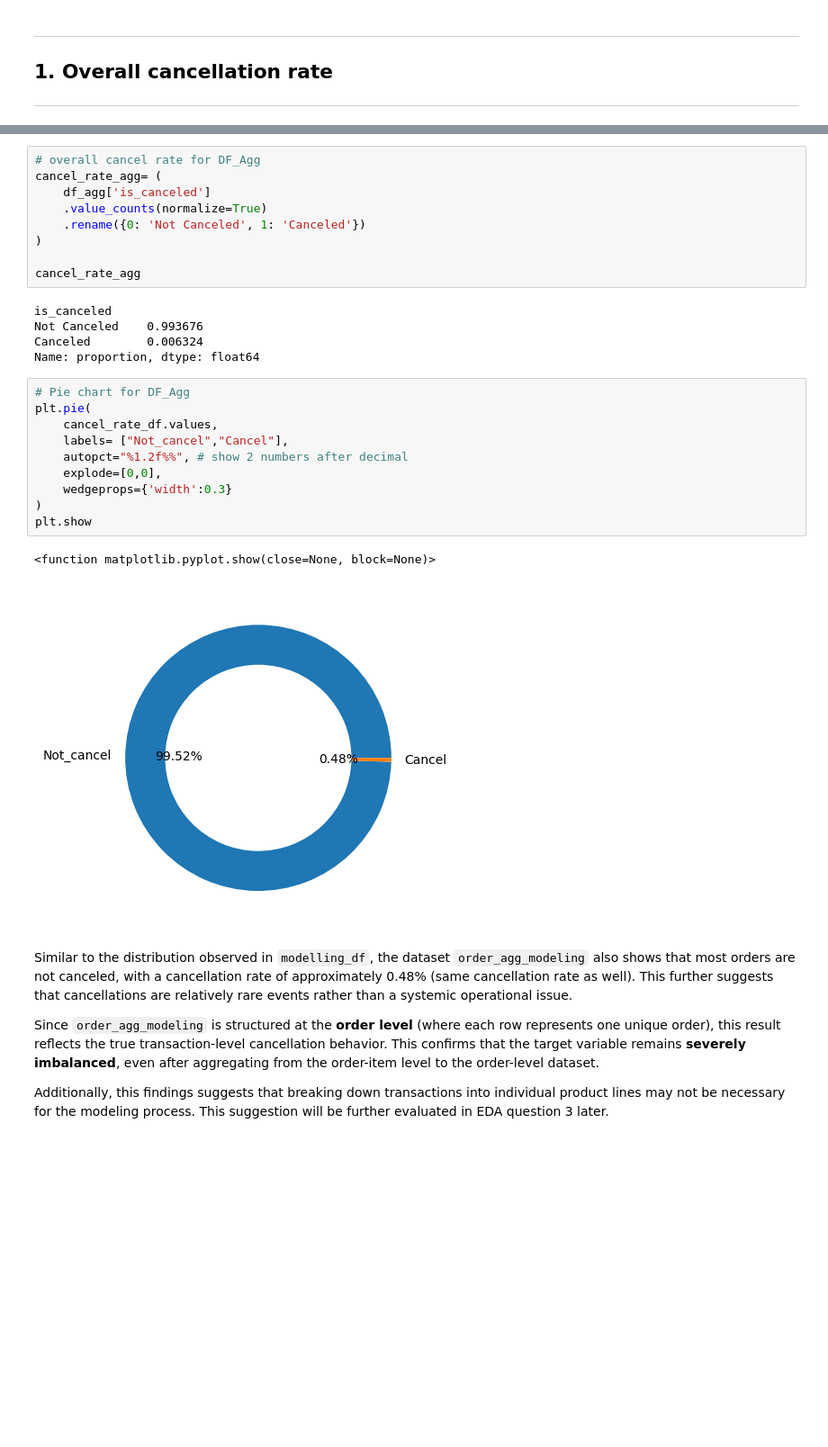
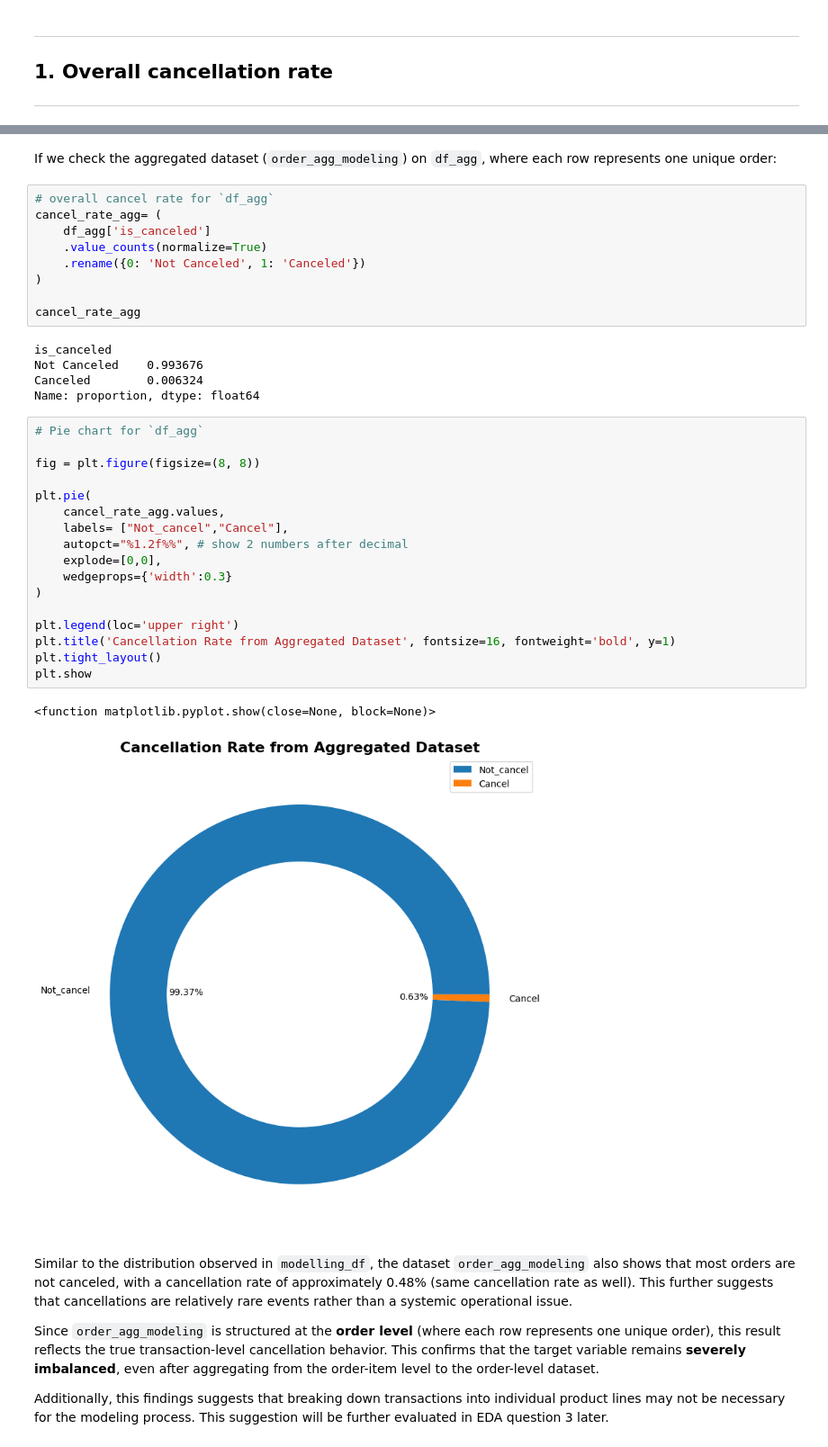
Before and after one commit to FTDS-assignment-bay/p2-final-project-ftds-051-rmt-group-001, a Jupyter notebook: EDA/EDA ver_1.ipynb, the cells around one changed output, grey strips where cells are left out. Shown at 90% size. Drawn from its saved outputs; the diff is of its cells as text; blank space fills up the shorter version.

```diff
--- a/EDA/EDA ver_1.ipynb
+++ b/EDA/EDA ver_1.ipynb
@@ -567,5 +694,7 @@ Since `modelling_df` is structured at the **order-item level** (where one order
+# %% [markdown]
+If we check the aggregated dataset (`order_agg_modeling`) on `df_agg`, where each row represents one unique order:
 # %%
-# overall cancel rate for DF_Agg
+# overall cancel rate for `df_agg`
 cancel_rate_agg= (
     df_agg['is_canceled']
     .value_counts(normalize=True)
@@ -579,18 +708,25 @@ Not Canceled    0.993676
 Canceled        0.006324
 Name: proportion, dtype: float64
 # %%
-# Pie chart for DF_Agg
+# Pie chart for `df_agg`
+
+fig = plt.figure(figsize=(8, 8))
+
 plt.pie(
-    cancel_rate_df.values,
+    cancel_rate_agg.values,
     labels= ["Not_cancel","Cancel"],
     autopct="%1.2f%%", # show 2 numbers after decimal
     explode=[0,0],
     wedgeprops={'width':0.3}
 )
+
+plt.legend(loc='upper right')
+plt.title('Cancellation Rate from Aggregated Dataset', fontsize=16, fontweight='bold', y=1)
+plt.tight_layout()
 plt.show
 # %% [output]
 <function matplotlib.pyplot.show(close=None, block=None)>
-[figure, old version]
+[figure, new version]
 # %% [markdown]
 Similar to the distribution observed in `modelling_df`, the dataset `order_agg_modeling` also shows that most orders are not canceled, with a cancellation rate of approximately 0.48% (same cancellation rate as well). This further suggests that cancellations are relatively rare events rather than a systemic operational issue.
 
```
Also changed, not shown: parts of 52 cells of this notebook.
